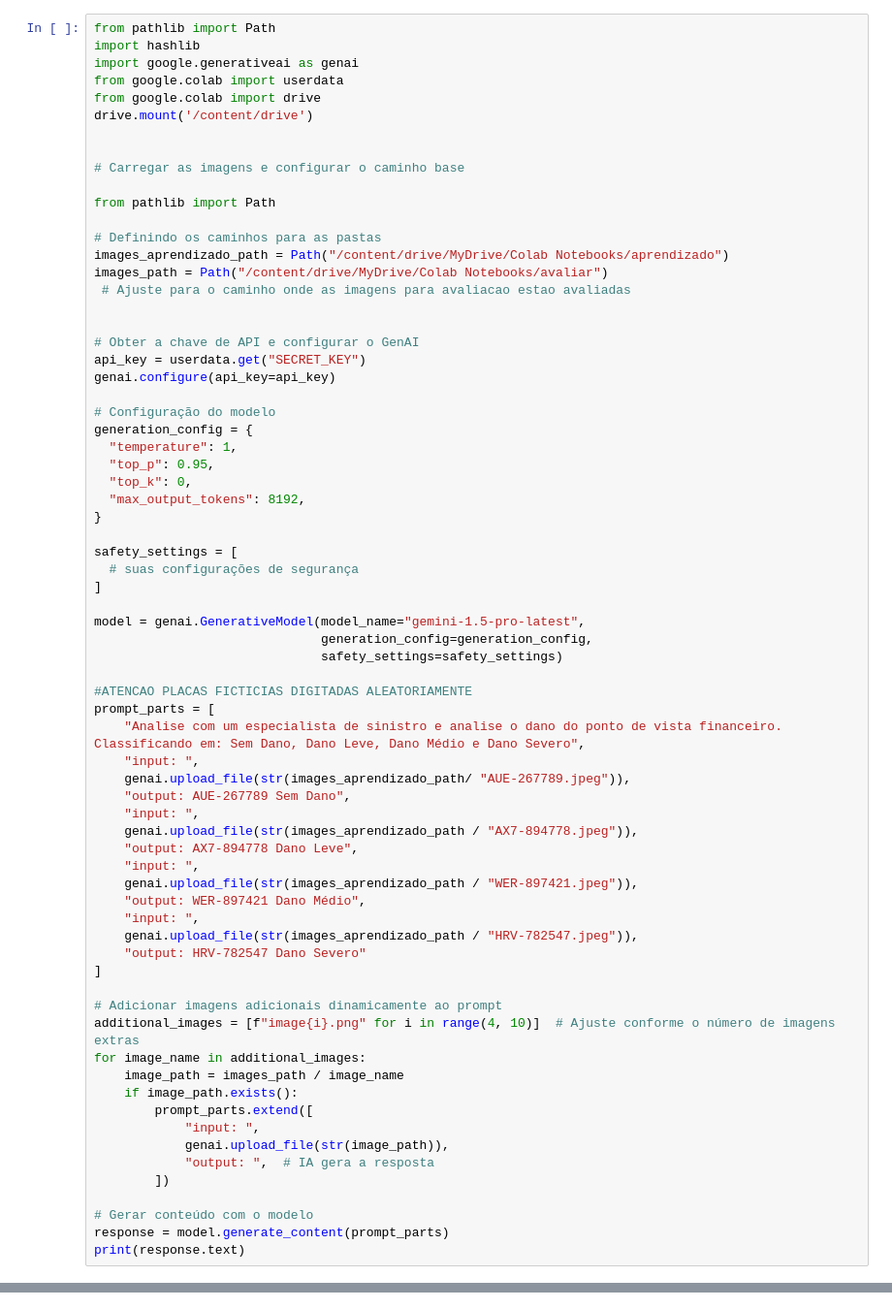
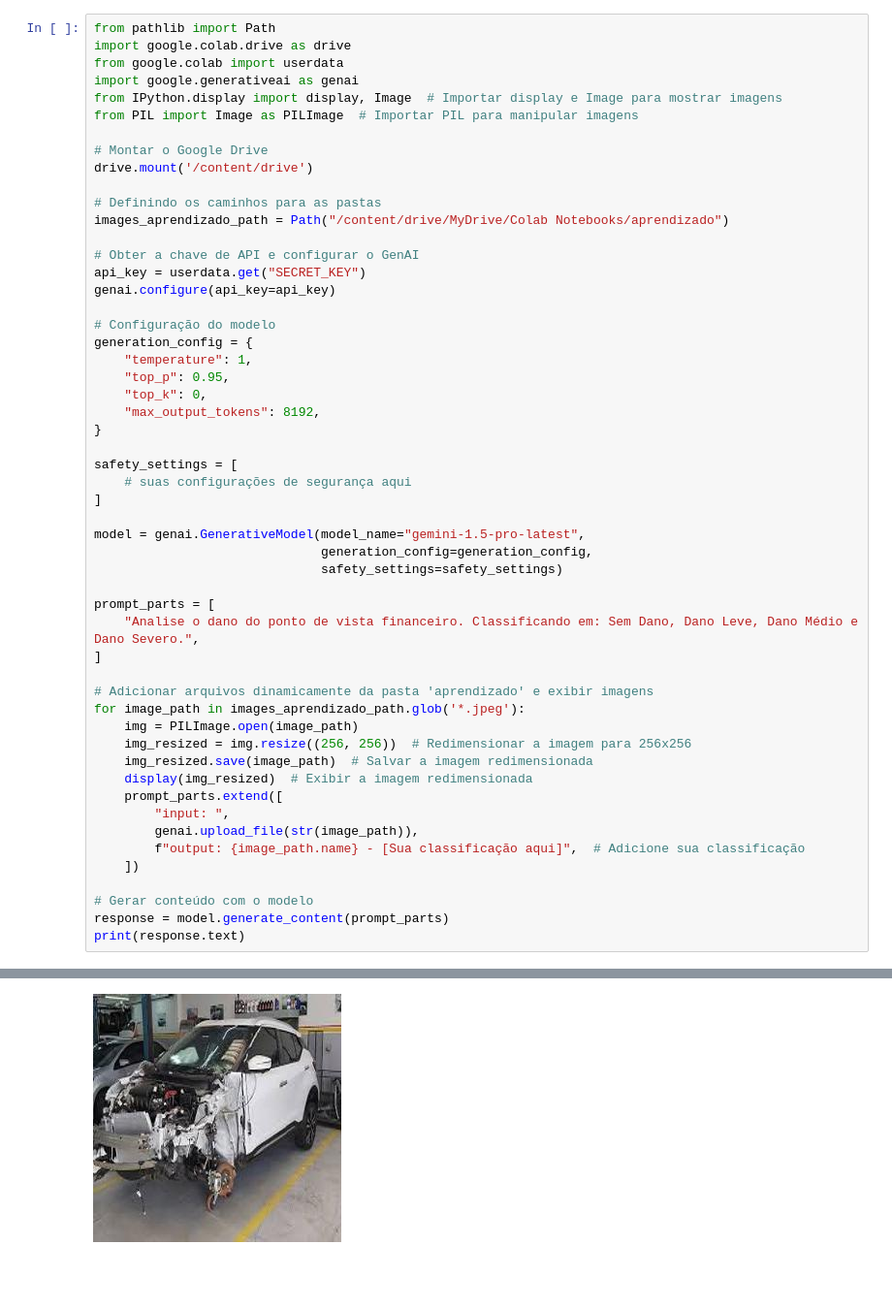
Before and after one commit to eduzortea/SmartAutoScan_Alura_Aula4, a Jupyter notebook: SmartAutoScan.ipynb, the cells around one changed output, grey strips where cells are left out. Shown at 97% size. Drawn from its saved outputs; the diff is of its cells as text; blank space fills up the shorter version.

```diff
--- a/SmartAutoScan.ipynb
+++ b/SmartAutoScan.ipynb
@@ -3,21 +23,16 @@
 # %%
 from pathlib import Path
-import hashlib
+import google.colab.drive as drive
+from google.colab import userdata
 import google.generativeai as genai
-from google.colab import userdata
-from google.colab import drive
+from IPython.display import display, Image  # Importar display e Image para mostrar imagens
+from PIL import Image as PILImage  # Importar PIL para manipular imagens
+
+# Montar o Google Drive
 drive.mount('/content/drive')
-
-
-# Carregar as imagens e configurar o caminho base
-
-from pathlib import Path
 
 # Definindo os caminhos para as pastas
 images_aprendizado_path = Path("/content/drive/MyDrive/Colab Notebooks/aprendizado")
-images_path = Path("/content/drive/MyDrive/Colab Notebooks/avaliar")
- # Ajuste para o caminho onde as imagens para avaliacao estao avaliadas
-
 
 # Obter a chave de API e configurar o GenAI
 api_key = userdata.get("SECRET_KEY")
@@ -25,47 +40,35 @@ genai.configure(api_key=api_key)
 
 # Configuração do modelo
 generation_config = {
-  "temperature": 1,
-  "top_p": 0.95,
-  "top_k": 0,
-  "max_output_tokens": 8192,
+    "temperature": 1,
+    "top_p": 0.95,
+    "top_k": 0,
+    "max_output_tokens": 8192,
 }
 
 safety_settings = [
-  # suas configurações de segurança
+    # suas configurações de segurança aqui
 ]
 
 model = genai.GenerativeModel(model_name="gemini-1.5-pro-latest",
                               generation_config=generation_config,
                               safety_settings=safety_settings)
 
-#ATENCAO PLACAS FICTICIAS DIGITADAS ALEATORIAMENTE
 prompt_parts = [
-    "Analise com um especialista de sinistro e analise o dano do ponto de vista financeiro. Classificando em: Sem Dano, Dano Leve, Dano Médio e Dano Severo",
-    "input: ",
-    genai.upload_file(str(images_aprendizado_path/ "AUE-267789.jpeg")),
-    "output: AUE-267789 Sem Dano",
-    "input: ",
-    genai.upload_file(str(images_aprendizado_path / "AX7-894778.jpeg")),
-    "output: AX7-894778 Dano Leve",
-    "input: ",
-    genai.upload_file(str(images_aprendizado_path / "WER-897421.jpeg")),
-    "output: WER-897421 Dano Médio",
-    "input: ",
-    genai.upload_file(str(images_aprendizado_path / "HRV-782547.jpeg")),
-    "output: HRV-782547 Dano Severo"
+    "Analise o dano do ponto de vista financeiro. Classificando em: Sem Dano, Dano Leve, Dano Médio e Dano Severo.",
 ]
 
-# Adicionar imagens adicionais dinamicamente ao prompt
-additional_images = [f"image{i}.png" for i in range(4, 10)]  # Ajuste conforme o número de imagens extras
-for image_name in additional_images:
-    image_path = images_path / image_name
-    if image_path.exists():
-        prompt_parts.extend([
-            "input: ",
-            genai.upload_file(str(image_path)),
-            "output: ",  # IA gera a resposta
-        ])
+# Adicionar arquivos dinamicamente da pasta 'aprendizado' e exibir imagens
+for image_path in images_aprendizado_path.glob('*.jpeg'):
+    img = PILImage.open(image_path)
+    img_resized = img.resize((256, 256))  # Redimensionar a imagem para 256x256
+    img_resized.save(image_path)  # Salvar a imagem redimensionada
+    display(img_resized)  # Exibir a imagem redimensionada
+    prompt_parts.extend([
+        "input: ",
+        genai.upload_file(str(image_path)),
+        f"output: {image_path.name} - [Sua classificação aqui]",  # Adicione sua classificação
+    ])
 
 # Gerar conteúdo com o modelo
 response = model.generate_content(prompt_parts)
@@ -84,0 +78 @@ Sua avaliação dos exemplos fornecidos foi precisa:
+[figure, added]
```
Also changed, not shown: parts of 2 cells of this notebook.
